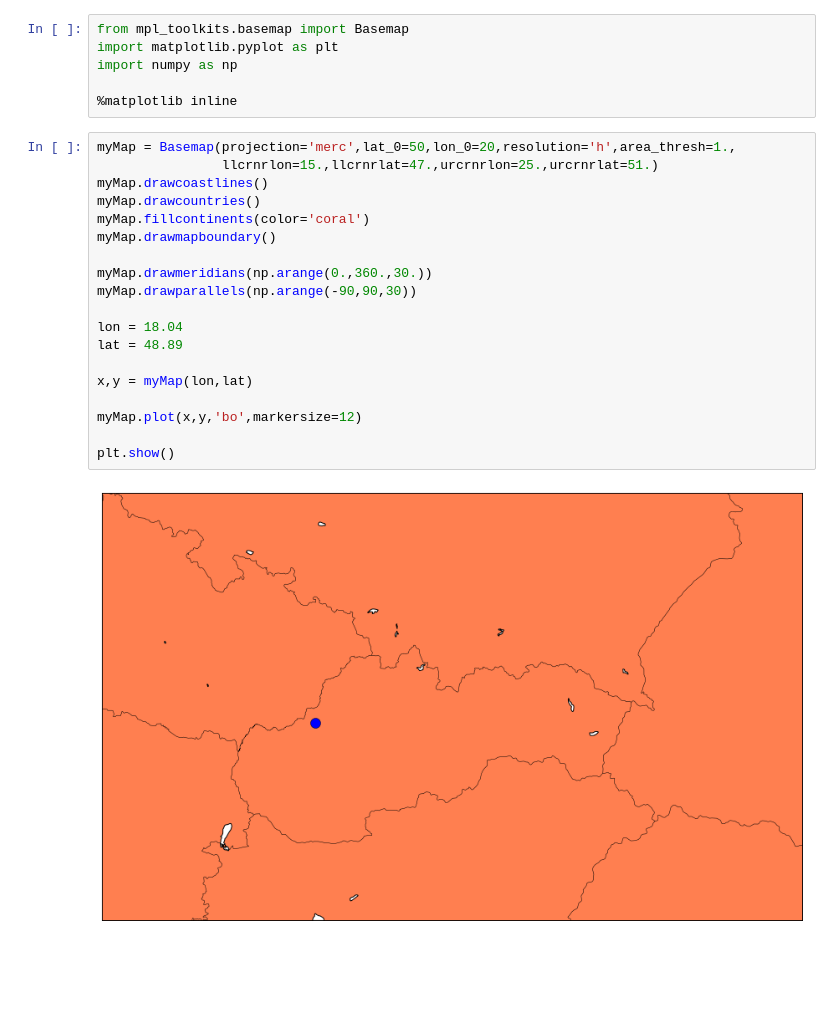
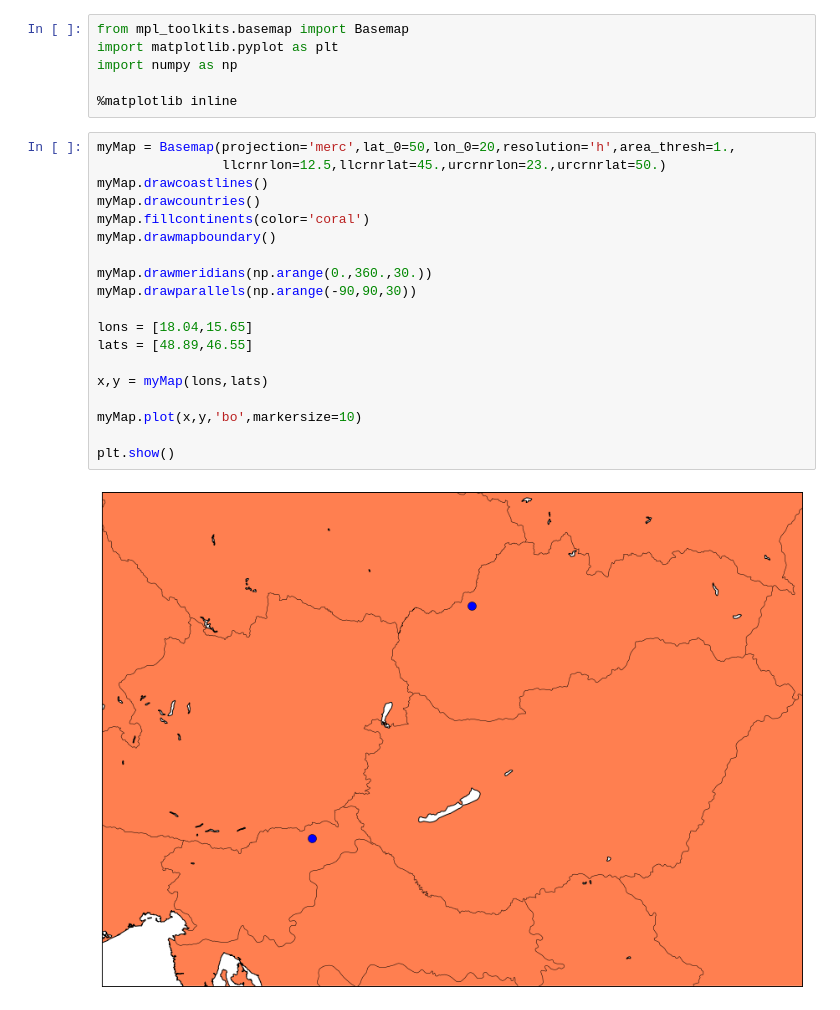
Before and after one commit to ondrejiayc/mapCrap, a Jupyter notebook: testing.ipynb, the cells around one changed output. Saved outputs shown, nothing was run; the diff lists cells and outputs as text; blank space fills up the shorter version.

```diff
--- a/testing.ipynb
+++ b/testing.ipynb
@@ -11,22 +11,22 @@ import numpy as np
 %matplotlib inline
 # %%
 myMap = Basemap(projection='merc',lat_0=50,lon_0=20,resolution='h',area_thresh=1.,
-                llcrnrlon=15.,llcrnrlat=47.,urcrnrlon=25.,urcrnrlat=51.)
+                llcrnrlon=12.5,llcrnrlat=45.,urcrnrlon=23.,urcrnrlat=50.)
 myMap.drawcoastlines()
 myMap.drawcountries()
 myMap.fillcontinents(color='coral')
 myMap.drawmapboundary()
 
 myMap.drawmeridians(np.arange(0.,360.,30.))
 myMap.drawparallels(np.arange(-90,90,30))
 
-lon = 18.04
-lat = 48.89
+lons = [18.04,15.65]
+lats = [48.89,46.55]
 
-x,y = myMap(lon,lat)
+x,y = myMap(lons,lats)
 
-myMap.plot(x,y,'bo',markersize=12)
+myMap.plot(x,y,'bo',markersize=10)
 
 plt.show()
 # %% [output]
-[figure, old version]
+[figure, new version]
```
